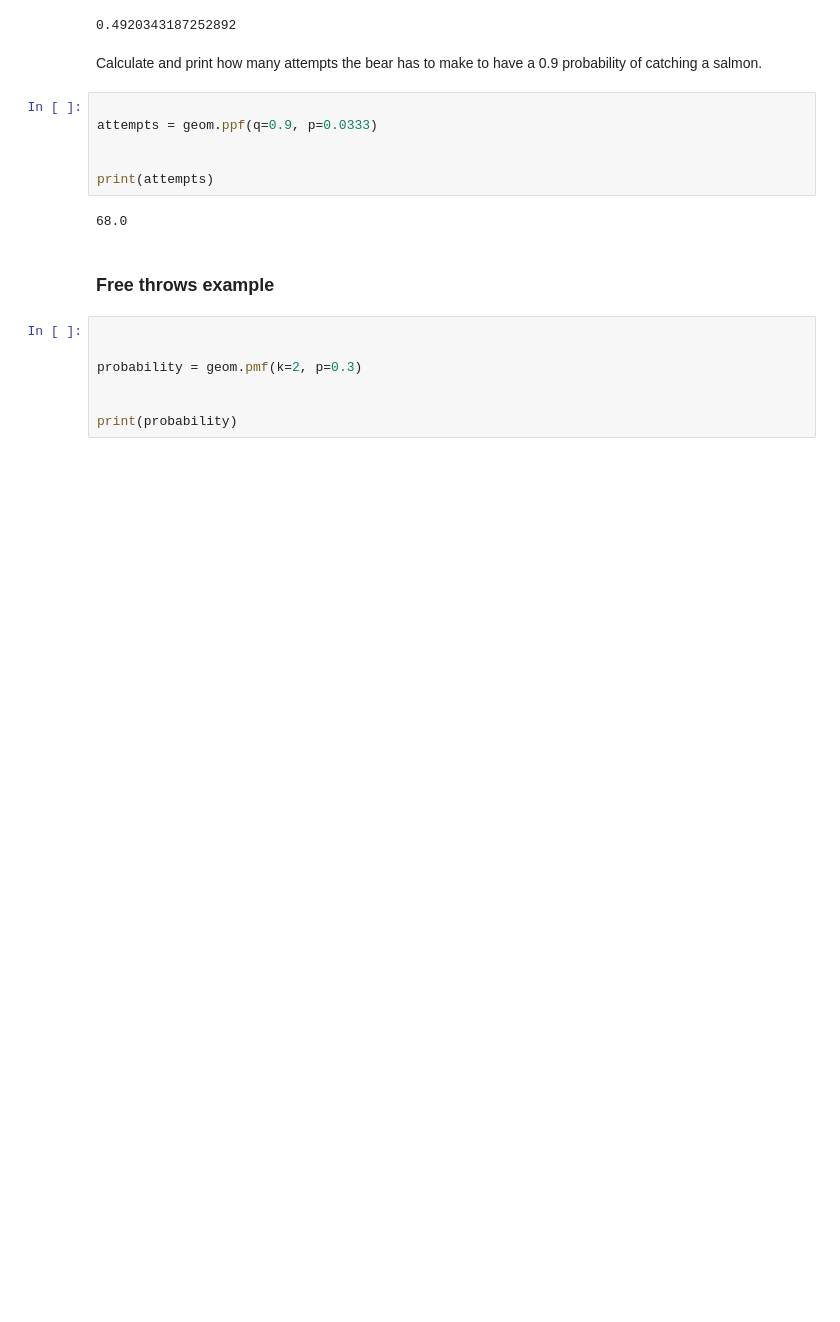
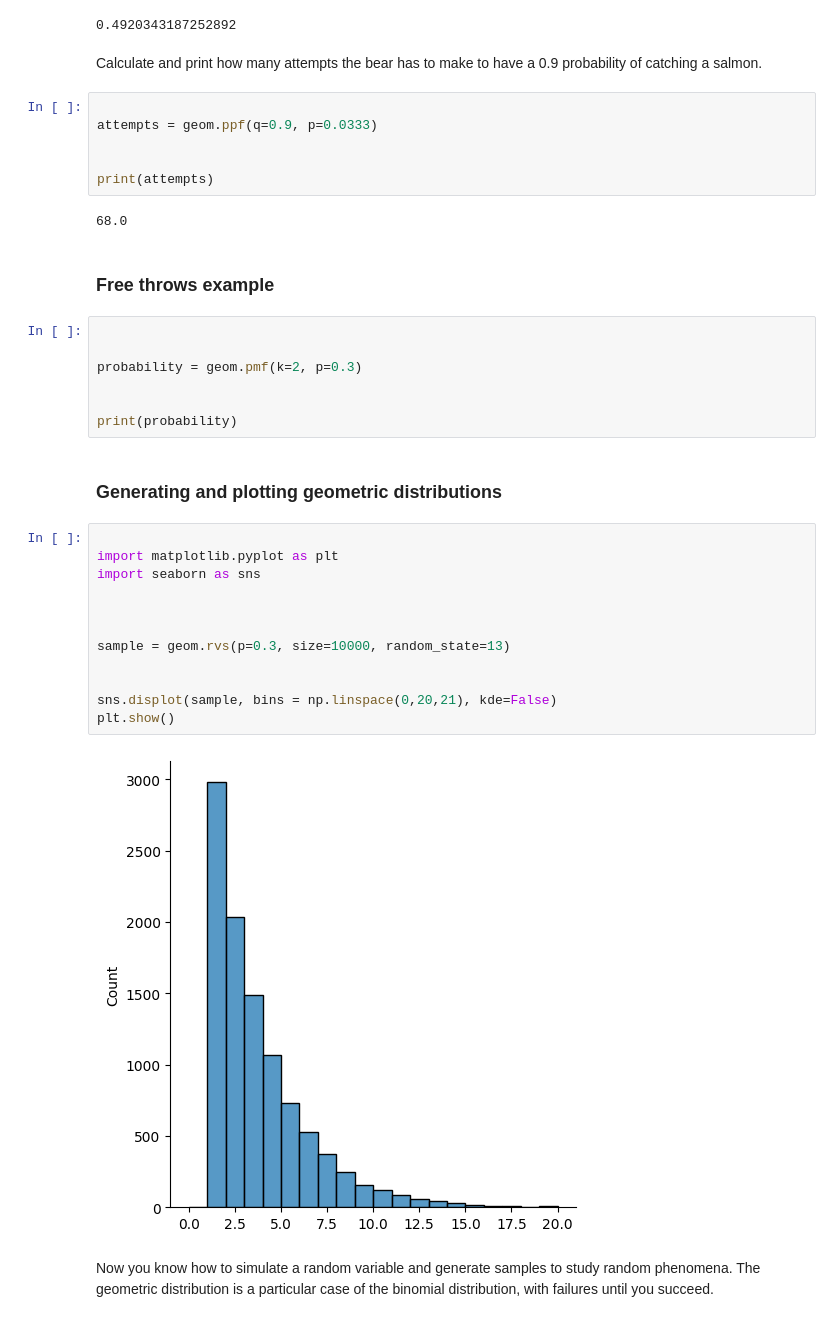
Before and after one commit to ozlerhakan/datacamp, a Jupyter notebook: Foundations of Probability in Python/chapter3.ipynb, the cells around one changed output. Saved outputs shown, nothing was run; the diff lists cells and outputs as text; blank space fills up the shorter version.

```diff
--- a/Foundations of Probability in Python/chapter3.ipynb
+++ b/Foundations of Probability in Python/chapter3.ipynb
@@ -244,3 +245,21 @@ probability = geom.pmf(k=2, p=0.3)
 
 
 print(probability)
+# %% [markdown]
+### Generating and plotting geometric distributions
+# %%
+
+import matplotlib.pyplot as plt
+import seaborn as sns
+
+
+
+sample = geom.rvs(p=0.3, size=10000, random_state=13)
+
+
+sns.displot(sample, bins = np.linspace(0,20,21), kde=False)
+plt.show()
+# %% [output]
+[figure, added]
+# %% [markdown]
+Now you know how to simulate a random variable and generate samples to study random phenomena. The geometric distribution is a particular case of the binomial distribution, with failures until you succeed.
```
Also changed, not shown: parts of 1 cell of this notebook.
